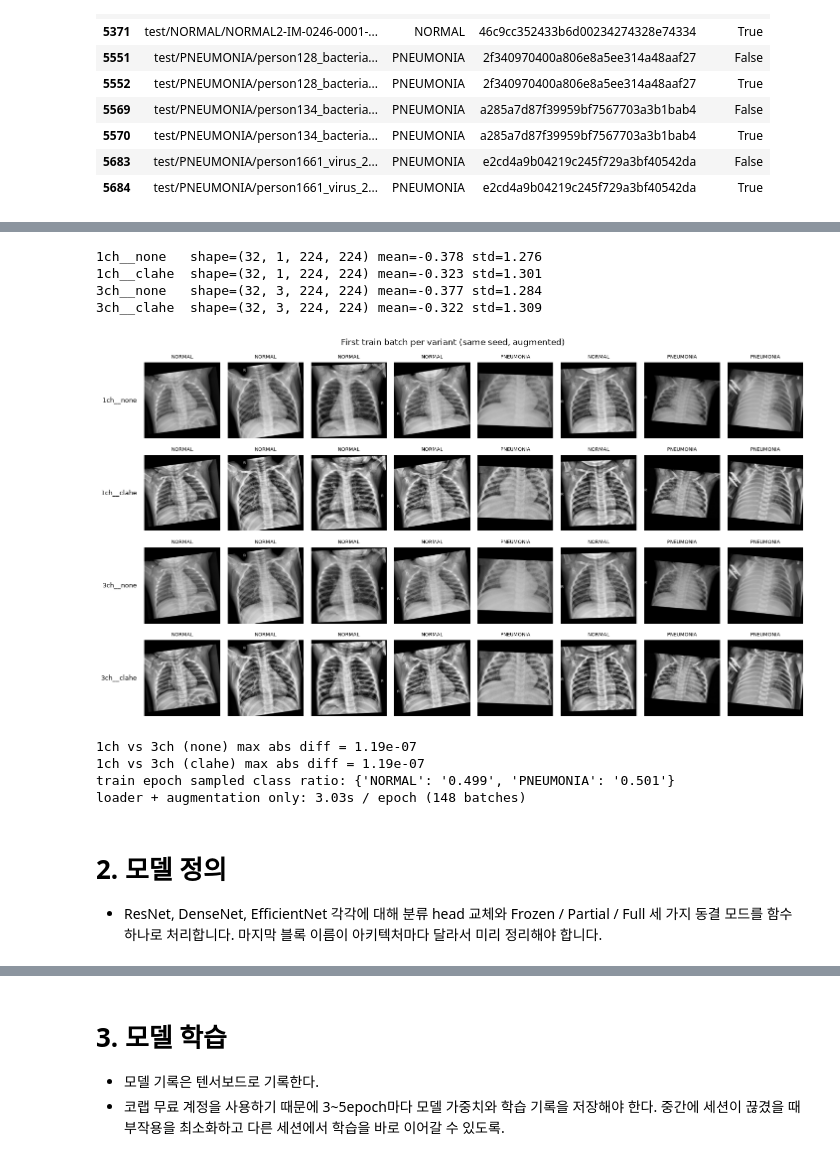
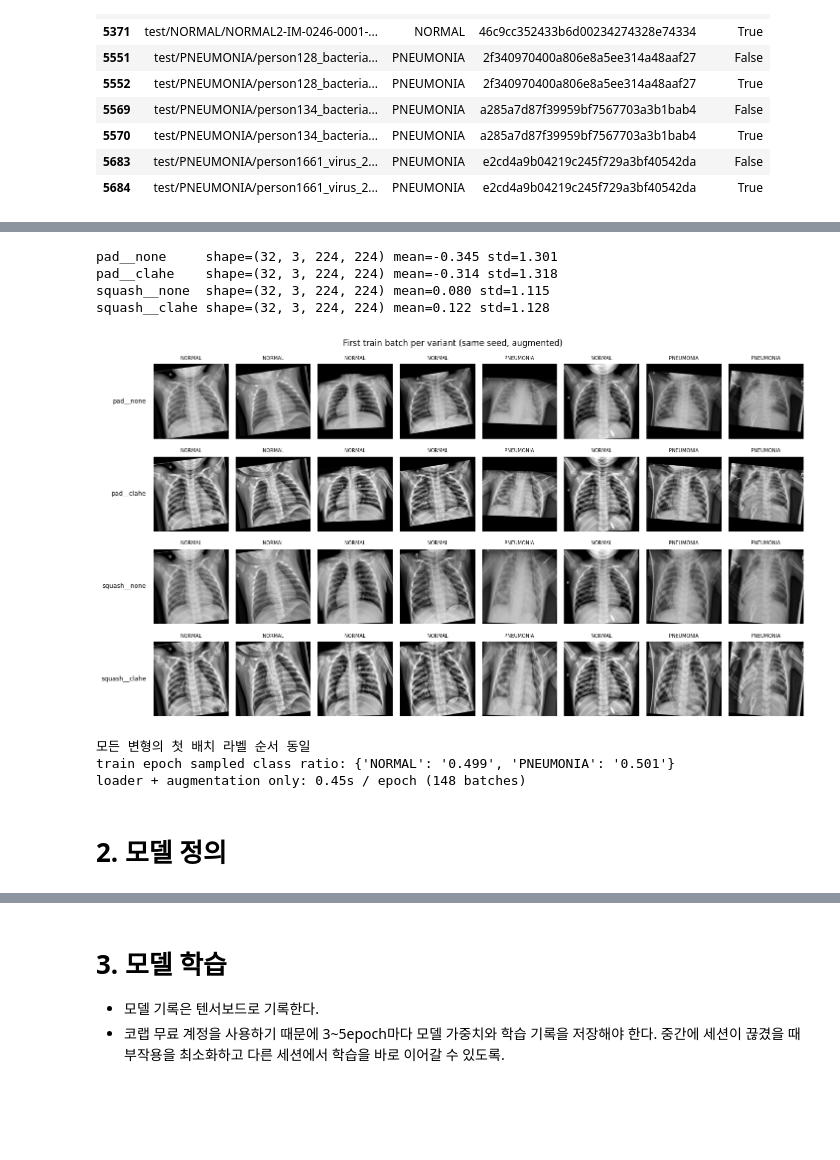
Before and after one commit to raewoo0908/codeit_finetuning_for_x_ray, a Jupyter notebook: experiment.ipynb, the cells around one changed output, grey strips where cells are left out. Cells and saved outputs as stored; diff of their text form; code cells hidden in the pictures; blank space fills up the shorter version.

```diff
--- a/experiment.ipynb
+++ b/experiment.ipynb
@@ -536,60 +636,56 @@ def make_loaders(variant: str, batch_size: int = BATCH_SIZE, seed: int = SEED):
                                         batch_size=batch_size, sampler=sampler)
     return loaders
 # %%
-# ---------- 확인: 변형별 train 배치 / 1ch-3ch 증강 동일성 / sampler 클래스 비율 / 로더 속도 ----------
+# ---------- 확인: 변형별 train 배치 / 변형 간 샘플 순서 동일성 / sampler 클래스 비율 / 로더 속도 ----------
 N_SHOW = 8
 
 
-def to_display(x, channels):
+def to_display(x):
     """정규화를 되돌려 첫 채널만 [0,1] 흑백으로 본다."""
-    mean, std = (GRAY_MEAN, GRAY_STD) if channels == 1 else (IMAGENET_MEAN[0], IMAGENET_STD[0])
-    return (x[:, 0] * std + mean).clamp(0, 1).cpu().numpy()
+    return (x[:, 0] * IMAGENET_STD[0] + IMAGENET_MEAN[0]).clamp(0, 1).cpu().numpy()
 
 
+# 같은 시드라 열마다 같은 이미지·같은 증강이 나온다 -> 행끼리 pad/squash, none/clahe 차이만 보인다
 fig, axes = plt.subplots(len(VARIANTS), N_SHOW, figsize=(N_SHOW * 1.8, len(VARIANTS) * 2.0))
-first_batches = {}
-for r, (name, (channels, _)) in enumerate(VARIANTS.items()):
+first_labels = {}
+for r, name in enumerate(VARIANTS):
     x, y = next(iter(make_loaders(name)["train"]))
-    first_batches[name] = x
-    print(f"{name:11s} shape={tuple(x.shape)} mean={x.mean():.3f} std={x.std():.3f}")
-    imgs = to_display(x[:N_SHOW], channels)
+    first_labels[name] = y.cpu()
+    print(f"{name:13s} shape={tuple(x.shape)} mean={x.mean():.3f} std={x.std():.3f}")
+    imgs = to_display(x[:N_SHOW])
     for c, ax in enumerate(axes[r]):
         ax.imshow(imgs[c], cmap="gray", vmin=0, vmax=1)
         ax.set_title(CLASSES[y[c]], fontsize=7)
         ax.axis("off")
     axes[r][0].text(-0.1, 0.5, name, transform=axes[r][0].transAxes, ha="right", va="center", fontsize=9)
 plt.suptitle("First train batch per variant (same seed, augmented)")
 plt.tight_layout()
 plt.show()
 
-# 같은 시드면 1ch / 3ch는 채널 확장 외에 완전히 같은 입력이어야 한다
-for clahe in ["none", "clahe"]:
-    a = to_display(first_batches[f"1ch__{clahe}"], 1)
-    b = to_display(first_batches[f"3ch__{clahe}"], 3)
-    print(f"1ch vs 3ch ({clahe}) max abs diff = {np.abs(a - b).max():.2e}")
+ref = next(iter(first_labels.values()))
+assert all(torch.equal(ref, y) for y in first_labels.values()), "변형마다 sampler 순서가 다릅니다"
+print("모든 변형의 첫 배치 라벨 순서 동일")
 
 # sampler 적용 후 한 에폭 동안 뽑힌 클래스 비율과, 로더+증강만의 에폭 소요 시간
-loader = make_loaders("3ch__clahe")["train"]
+loader = make_loaders("pad__clahe")["train"]
 t0 = time.time()
 counts = torch.zeros(len(CLASSES), dtype=torch.long)
 for x, y in loader:
     counts += torch.bincount(y.cpu(), minlength=len(CLASSES))
 if DEVICE.type == "cuda":
     torch.cuda.synchronize()
 elif DEVICE.type == "mps":
     torch.mps.synchronize()
 print("train epoch sampled class ratio:", {c: f"{n / counts.sum().item():.3f}" for c, n in zip(CLASSES, counts.tolist())})
 print(f"loader + augmentation only: {time.time() - t0:.2f}s / epoch ({len(loader)} batches)")
 # %% [output]
-1ch__none   shape=(32, 1, 224, 224) mean=-0.378 std=1.276
-1ch__clahe  shape=(32, 1, 224, 224) mean=-0.323 std=1.301
-3ch__none   shape=(32, 3, 224, 224) mean=-0.377 std=1.284
-3ch__clahe  shape=(32, 3, 224, 224) mean=-0.322 std=1.309
+pad__none     shape=(32, 3, 224, 224) mean=-0.345 std=1.301
+pad__clahe    shape=(32, 3, 224, 224) mean=-0.314 std=1.318
+squash__none  shape=(32, 3, 224, 224) mean=0.080 std=1.115
+squash__clahe shape=(32, 3, 224, 224) mean=0.122 std=1.128
-[figure, old version]
+[figure, new version]
-1ch vs 3ch (none) max abs diff = 1.19e-07
-1ch vs 3ch (clahe) max abs diff = 1.19e-07
+모든 변형의 첫 배치 라벨 순서 동일
 train epoch sampled class ratio: {'NORMAL': '0.499', 'PNEUMONIA': '0.501'}
-loader + augmentation only: 3.03s / epoch (148 batches)
+loader + augmentation only: 0.45s / epoch (148 batches)
 # %% [markdown]
 # 2. 모델 정의
-- ResNet, DenseNet, EfficientNet 각각에 대해 분류 head 교체와 Frozen / Partial / Full 세 가지 동결 모드를 함수 하나로 처리합니다. 마지막 블록 이름이 아키텍처마다 달라서 미리 정리해야 합니다.
```
Also changed, not shown: parts of 23 cells of this notebook.
